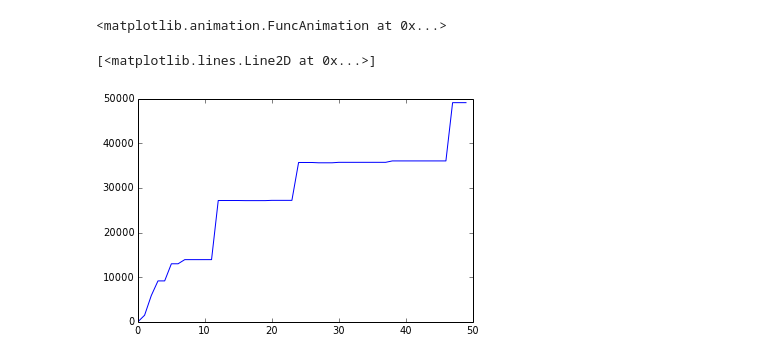
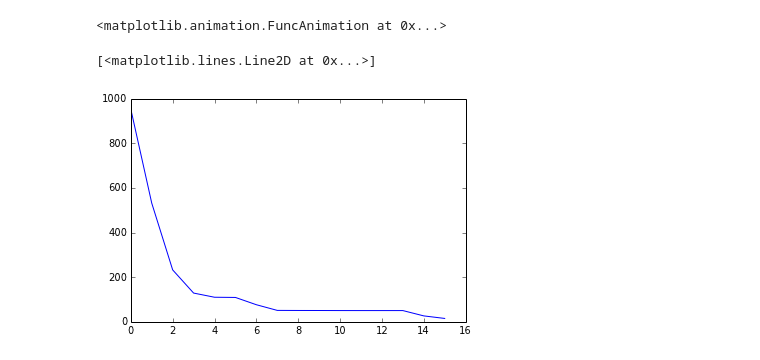
Before and after one commit to simpeg/simpeg, a Jupyter notebook: notebooks/Bound Constraint Problem.ipynb, the cells around one changed output. Cells and saved outputs as stored; diff of their text form; code cells hidden in the pictures.

```diff
--- a/notebooks/Bound Constraint Problem.ipynb
+++ b/notebooks/Bound Constraint Problem.ipynb
@@ -159,7 +145,7 @@ SimPEG.utils.animate(fig, animate, frames=len(opt.recall('xc')))
 # %% [output]
 <matplotlib.animation.FuncAnimation at 0x...>
 # %%
-plot(opt.recall('phi_m'))
+plot(opt.recall('phi_d'))
 # %% [output]
 [<matplotlib.lines.Line2D at 0x...>]
-[figure, old version]
+[figure, new version]
```
Also changed, not shown: parts of 4 cells of this notebook, 6 other files.
